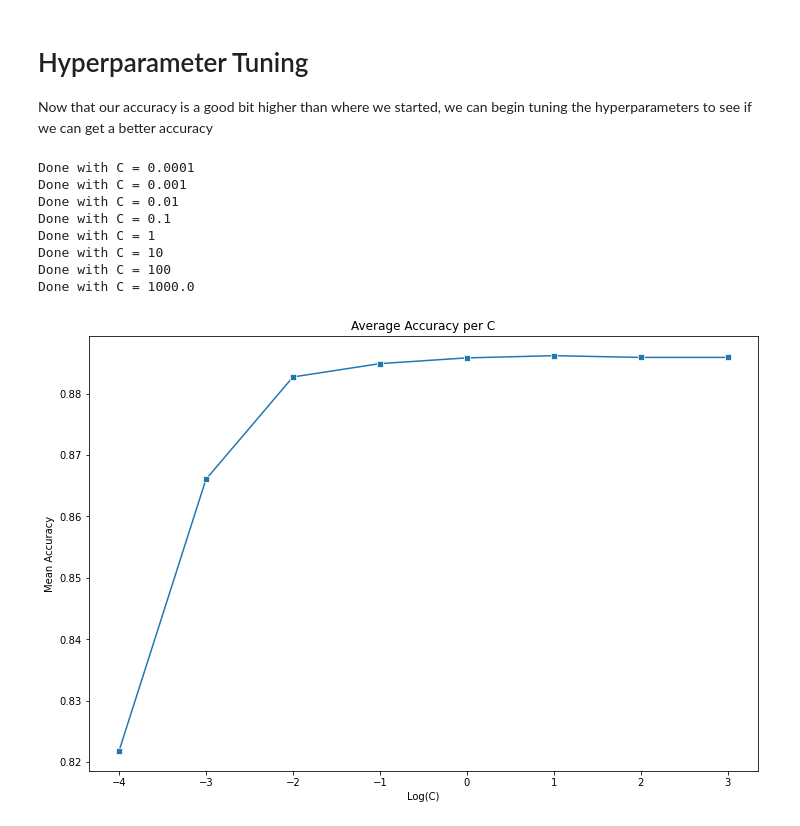
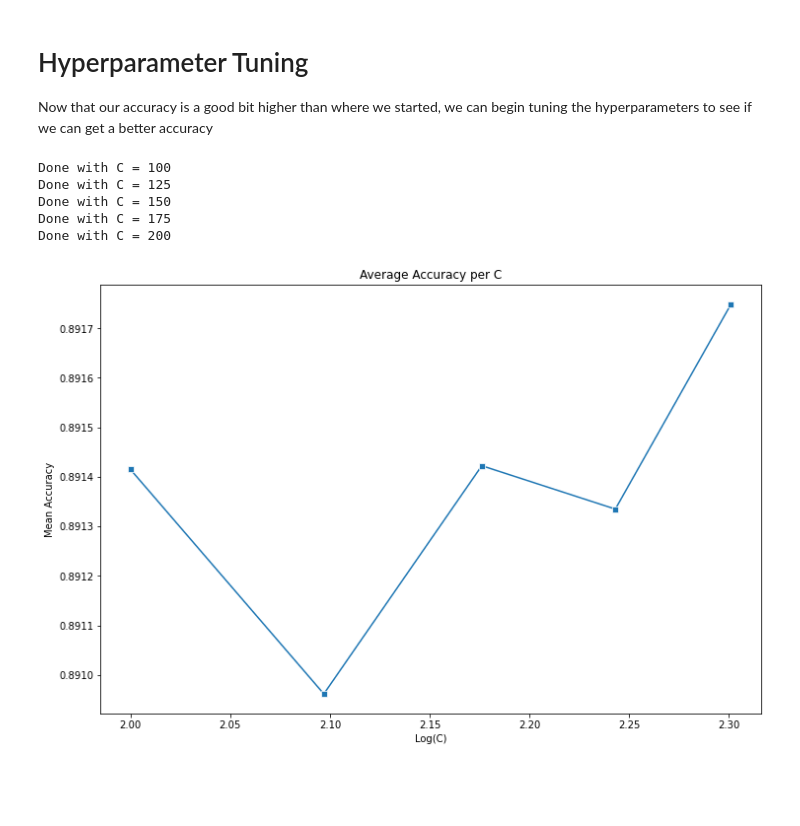
Before and after one commit to Zxhjlk/Phase3Project, a Jupyter notebook: notebooks/ModelResults.ipynb, the cells around one changed output. Drawn from its saved outputs; the diff is of its cells as text; code cells hidden in the pictures; blank space fills up the shorter version.

Commit message:
Tentative finish of model training and testing

```diff
--- a/notebooks/DataCleaning.ipynb
+++ b/notebooks/ModelResults.ipynb
@@ -219,8 +222,7 @@ X
 # %%
 y = prep_df_values['status_group']
-X = prep_df_values[['amount_tsh', 'gps_height', 'longitude', 'latitude', 'num_private', 'population', 'years_active',
-                     'basin', 'region', 'extraction_type_class', 'management_group', 'quality_group', 'permit',
+X = prep_df_values[['amount_tsh', 'gps_height', 'longitude', 'latitude', 'num_private', 'population', 'years_active', 'district_code',
+                     'basin', 'region', 'management_group', 'quality_group', 'permit', 'water_quality', 'management', 'source', 'extraction_type_class', 'extraction_type_group',
                      'waterpoint_type_group', 'quantity_group', 'payment_type']]
-#X = pd.get_dummies(X, columns=['basin', 'region', 'extraction_type_class', 'management_group', 'quality_group', 'permit', 'waterpoint_type_group', 'quantity_group', 'payment_type'], drop_first=True, dtype=int)
 X
 # %% [output]
@@ -243,15 +245,17 @@ Here we see that with the new relevant numerical columns and the one hot encoded
 from sklearn.preprocessing import StandardScaler
 from sklearn.experimental import enable_iterative_imputer
 from sklearn.impute import SimpleImputer, IterativeImputer
-X_train, X_test, y_train, y_test = train_test_split(X, y, test_size = 0.25, random_state=42)
+from imblearn.over_sampling import SMOTE
+X_train, X_test, y_train, y_test = train_test_split(X, y, test_size = 0.25, random_state=41)
 
 num_imp = SimpleImputer(strategy='median')
 cat_imp = SimpleImputer(strategy='most_frequent')
 #Impute numeric and categorical columns for train and test set
-X_train_num = X_train[['amount_tsh', 'gps_height', 'longitude', 'latitude', 'num_private', 'population' ,'years_active']]
-X_train_cat = X_train[['basin', 'region' ,'extraction_type_class', 'management_group', 'quality_group', 'permit', 'waterpoint_type_group', 'quantity_group' ,'payment_type']]
-X_test_num = X_test[['amount_tsh', 'gps_height', 'longitude', 'latitude', 'num_private', 'population' ,'years_active']]
-X_test_cat = X_test[['basin', 'region' ,'extraction_type_class', 'management_group', 'quality_group', 'permit', 'waterpoint_type_group', 'quantity_group' ,'payment_type']]
+X_train_num = X_train[['amount_tsh', 'gps_height', 'longitude', 'latitude', 'num_private', 'population' ,'years_active', 'district_code']]
+X_train_cat = X_train[['basin', 'region' , 'management_group', 'quality_group', 'permit', 'waterpoint_type_group', 'quantity_group' ,'payment_type', 'water_quality', 'management', 'source', 'extraction_type_group', 'extraction_type_class']]
+X_test_num = X_test[['amount_tsh', 'gps_height', 'longitude', 'latitude', 'num_private', 'population' ,'years_active', 'district_code']]
+X_test_cat = X_test[['basin', 'region' , 'management_group', 'quality_group', 'permit', 'waterpoint_type_group', 'quantity_group' ,'payment_type', 'water_quality', 'management', 'source', 'extraction_type_group', 'extraction_type_class']]
+
 
 #Fit transform for train, transform test
 num_arr = num_imp.fit_transform(X_train_num)
@@ -261,15 +265,24 @@ cat_t_arr = cat_imp.transform(X_test_cat)
 
 #One Hot Encode Train
 X_train_imp = pd.concat([pd.DataFrame(num_arr, columns=X_train_num.columns, index= X_train_num.index), pd.DataFrame(cat_arr, columns=X_train_cat.columns, index=X_train_cat.index)], axis=1)
-X_train_imp = pd.get_dummies(X_train_imp, columns=['basin', 'region', 'extraction_type_class', 'management_group', 'quality_group', 'permit', 'waterpoint_type_group', 'quantity_group', 'payment_type'], drop_first=True, dtype=int)
+X_train_imp = pd.get_dummies(X_train_imp,
+                             columns=['basin', 'region', 'management_group', 'quality_group', 'permit', 'waterpoint_type_group', 'quantity_group', 'payment_type', 'water_quality', 'management', 'source','extraction_type_group', 'extraction_type_class'], drop_first=True, dtype=int)
 #Test
 X_test_imp = pd.concat([pd.DataFrame(num_t_arr, columns=X_test_num.columns, index= X_test_num.index), pd.DataFrame(cat_t_arr, columns=X_test_cat.columns, index=X_test_cat.index)], axis=1)
-X_test_imp = pd.get_dummies(X_test_imp, columns=['basin', 'region', 'extraction_type_class', 'management_group', 'quality_group', 'permit', 'waterpoint_type_group', 'quantity_group', 'payment_type'], drop_first=True, dtype=int)
+X_test_imp = pd.get_dummies(X_test_imp,
+                            columns=['basin', 'region', 'management_group', 'quality_group', 'permit', 'waterpoint_type_group', 'quantity_group', 'payment_type', 'water_quality', 'management', 'source','extraction_type_group', 'extraction_type_class'], drop_first=True, dtype=int)
 
+
+#Oversample
+smote = SMOTE(random_state=42, sampling_strategy= 1)
+X_train_samp, y_train_samp = smote.fit_resample(X_train_imp, y_train)
+
+#Fit model
 model = LogisticRegression(solver='liblinear', max_iter=10000)
-model.fit(X_train_imp, y_train)
+model.fit(X_train_samp, y_train_samp)
 
-y_train_pred = model.predict(X_train_imp)
+y_train_pred = model.predict(X_train_samp)
 y_pred = model.predict(X_test_imp)
-print(f"Train Acc: {accuracy_score(y_train, y_train_pred)}\nTest Acc: {accuracy_score(y_test, y_pred)}")
+
+print(f"Train Acc: {accuracy_score(y_train_samp, y_train_pred)}\nTest Acc: {accuracy_score(y_test, y_pred)}")
 # %% [output]
@@ -288,34 +301,27 @@ disp.plot()
 # Hyperparameter Tuning
 Now that our accuracy is a good bit higher than where we started, we can begin tuning the hyperparameters to see if we can get a better accuracy
 # %%
-import matplotlib.pyplot as plt
-%matplotlib inline
-C_list = [1e-4, 1e-3, 1e-2, 1e-1, 1, 10, 100, 1e3]
+C_list = [100, 125, 150, 175, 200]
 cv_scores = []
-#cv_scores_std = []
 
 for c in C_list:
     logreg = LogisticRegression(C = c, solver='liblinear', max_iter=10000)
-    cv_loop_results = cross_validate(X = X_train_imp,y = y_train, estimator=logreg, cv=10)
+    cv_loop_results = cross_validate(X = X_train_samp,y = y_train_samp, estimator=logreg, cv=10)
     cv_scores.append(np.mean(np.sqrt(np.abs(cv_loop_results['test_score']))))
-    #cv_scores_std.append(np.std(np.sqrt(np.abs(cv_loop_results['test_score']))))
     print(f"Done with C = {c}")
 
 fig, ax = plt.subplots(figsize=(12, 8))
 sns.lineplot(x = np.log10(C_list), y = cv_scores, marker = 's')
 ax.set_xlabel('Log(C)')
 ax.set_ylabel('Mean Accuracy')
 ax.set_title('Average Accuracy per C');
 # %% [output]
-Done with C = 0.0001
-Done with C = 0.001
-Done with C = 0.01
-Done with C = 0.1
-Done with C = 1
-Done with C = 10
 Done with C = 100
-Done with C = 1000.0
+Done with C = 125
+Done with C = 150
+Done with C = 175
+Done with C = 200
-[figure, old version]
+[figure, new version]
 # %%
 print(cv_scores)
 index = cv_scores.index(max(cv_scores))
```
Also changed, not shown: parts of 36 cells of this notebook.
